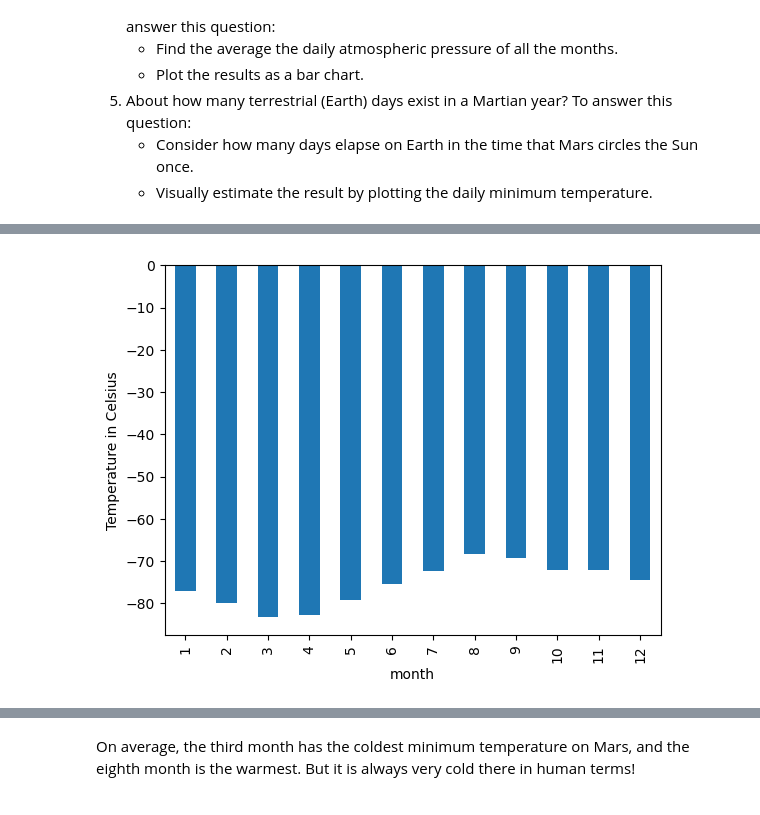
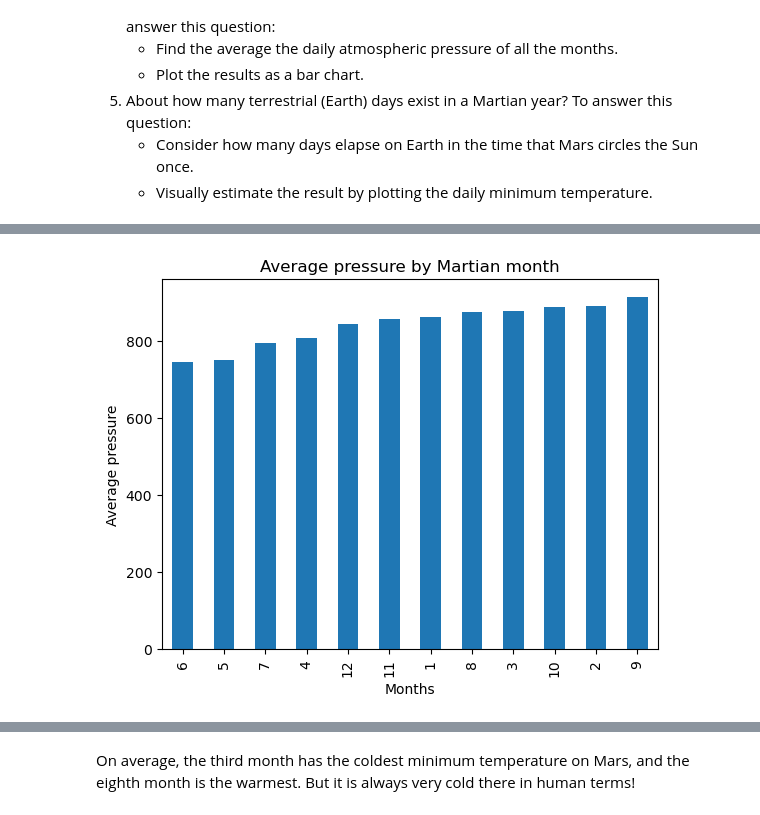
Before and after one commit to nabroo101/data_collection_challenge11, a Jupyter notebook: Starter_Code/part_2_mars_weather.ipynb, the cells around one changed output, grey strips where cells are left out. Cells and saved outputs as stored; diff of their text form; code cells hidden in the pictures.

Commit message:
created plots function and applied

```diff
--- a/Starter_Code/part_2_mars_weather.ipynb
+++ b/Starter_Code/part_2_mars_weather.ipynb
@@ -235,0 +236,8 @@ Name: min_temp, dtype: float64
+# %%
+# creating a function to make it quick to plot if needed
+def Plots(df, title, xlabel , ylabel ):
+    df.plot(kind = 'bar', x='month' ,legend=False)
+    plt.title(f'{title}')
+    plt.xlabel(f'{xlabel}')
+    plt.ylabel(f'{ylabel}')
+    plt.show()
@@ -235,0 +273,5 @@ Name: min_temp, dtype: float64
+# %%
+# 4. Average pressure by Martian month
+mars_avg_pressure = mars_df.groupby('month')['pressure'].mean()
+mars_avg_pressure = mars_avg_pressure.reset_index().sort_values('pressure')
+print(mars_avg_pressure)
@@ -236,4 +292,5 @@ Name: min_temp, dtype: float64
 # %%
-# Plot the average temperature by month
+# Plot the average pressure by month
+Plots(mars_avg_pressure ,'Average pressure by Martian month','Months' , 'Average pressure' )
 # %% [output]
-[figure, old version]
+[figure, new version]
```
Also changed, not shown: parts of 22 cells of this notebook, 1 other file.
